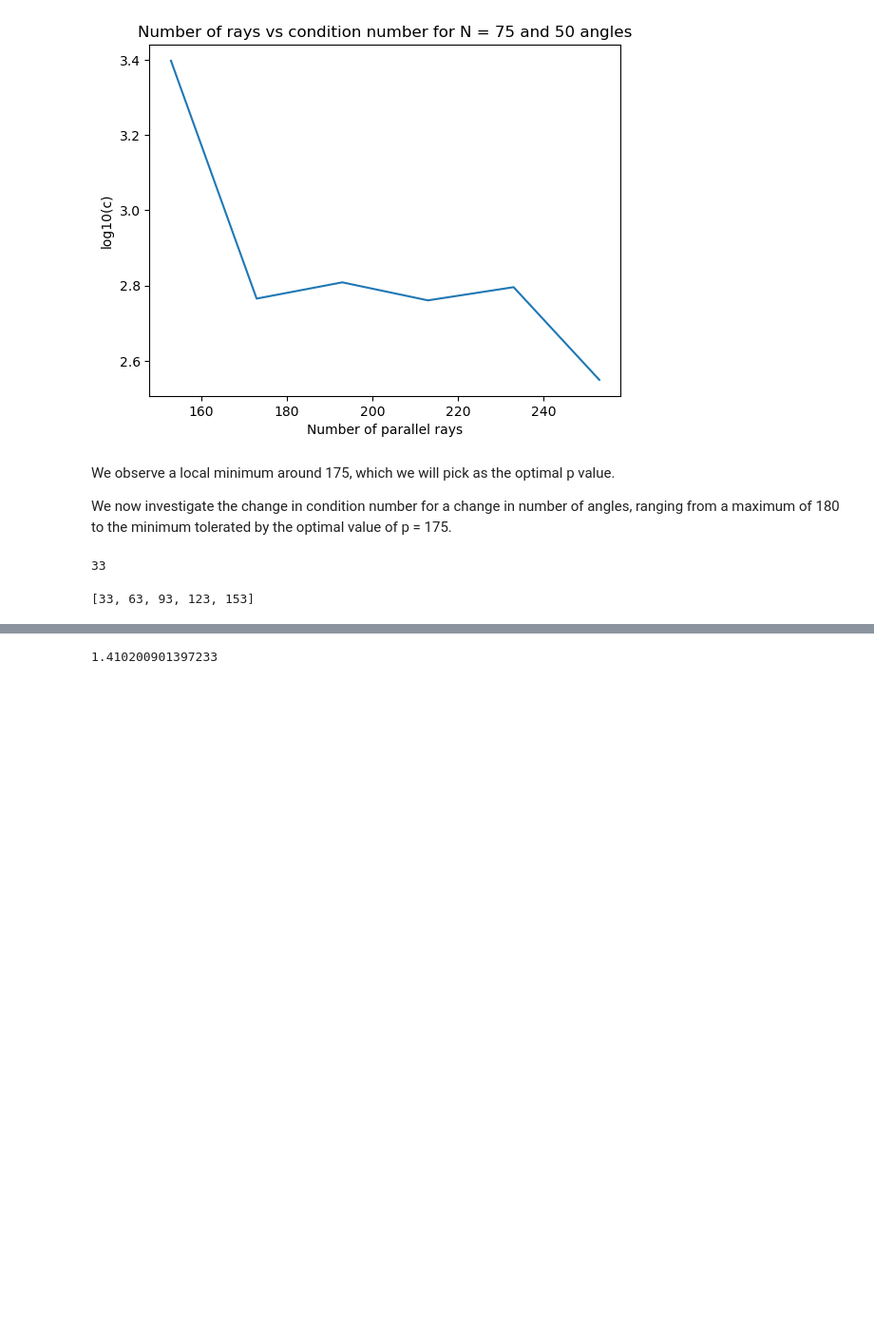
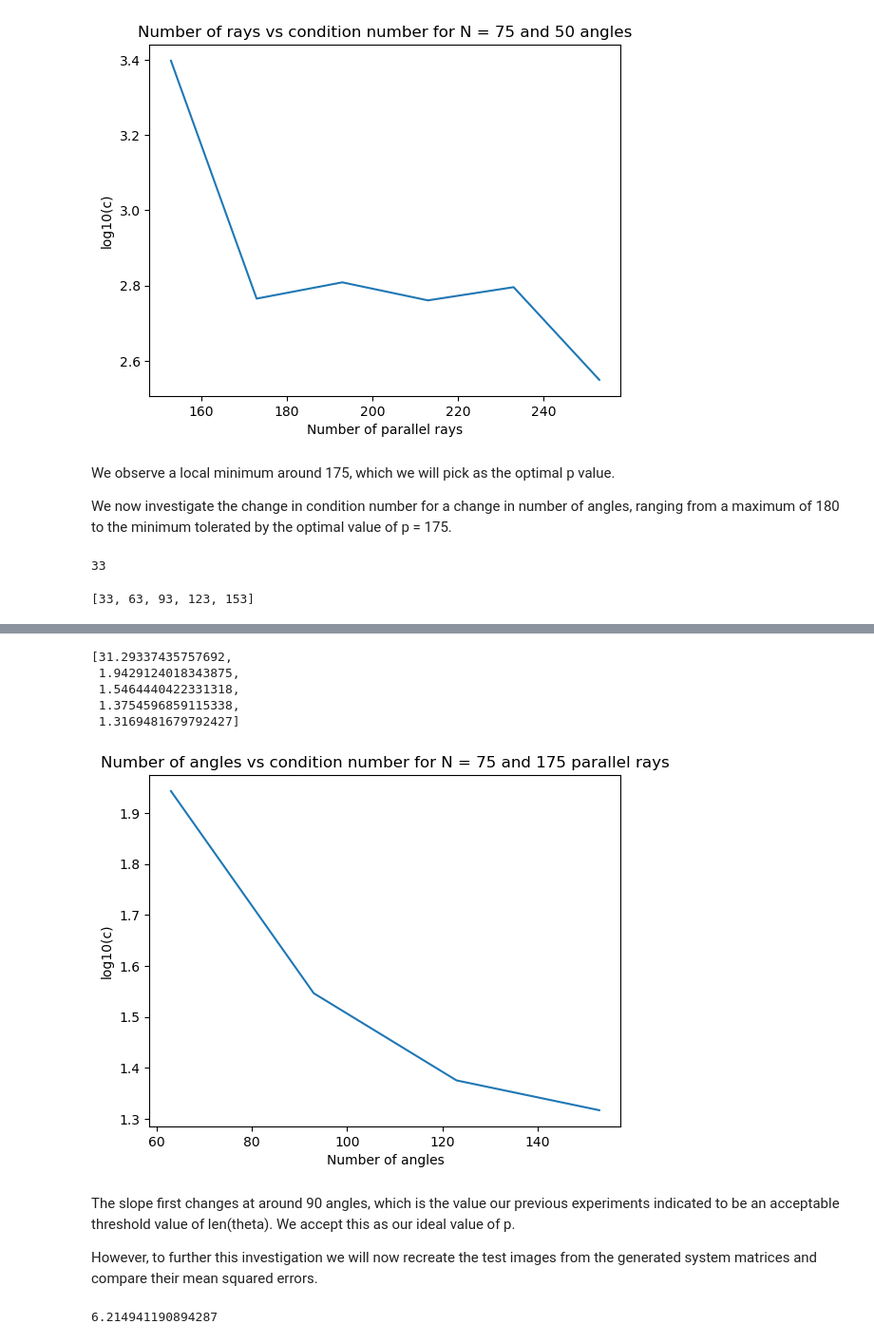
Before and after one commit to npeuker/MathModellingDTU, a Jupyter notebook: Exam Project/parameter_analysis.ipynb, the cells around one changed output, grey strips where cells are left out. Shown at 95% size. Saved outputs shown, nothing was run; the diff lists cells and outputs as text; code cells hidden in the pictures; blank space fills up the shorter version.

```diff
--- a/Exam Project/parameter_analysis.ipynb
+++ b/Exam Project/parameter_analysis.ipynb
@@ -229,5 +244,29 @@ cAa
-# %%
-np.max(A_change_angles[0])
-np.max(A_change_angles[1])
-# %% [output]
-1.410200901397233
+# %%
+log10_A_ang = []
+for a in cAa:
+    log10_A_ang.append(np.log10(a))
+log10_A_ang
+# %% [output]
+[31.29337435757692,
+ 1.9429124018343875,
+ 1.5464440422331318,
+ 1.3754596859115338,
+ 1.3169481679792427]
+# %%
+plt.plot(nr_angles_var[1:],log10_A_ang[1:])
+plt.xlabel("Number of angles")
+plt.ylabel("log10(c)")
+plt.title(f"Number of angles vs condition number for N = {N} and {p_opt} parallel rays")
+plt.show()
+# %% [output]
+[figure, added]
+# %% [markdown]
+The slope first changes at around 90 angles, which is the value our previous experiments indicated to be an acceptable threshold value of len(theta). We accept this as our ideal value of p.
+
+However, to further this investigation we will now recreate the test images from the generated system matrices and compare their mean squared errors.
+# %%
+
+np.mean(np.square(x_no_Noise-x_noisy))
+# x_no_Noise,x_noisy
+# %% [output]
+6.214941190894287
```
Also changed, not shown: parts of 25 cells of this notebook, 5 other files.
